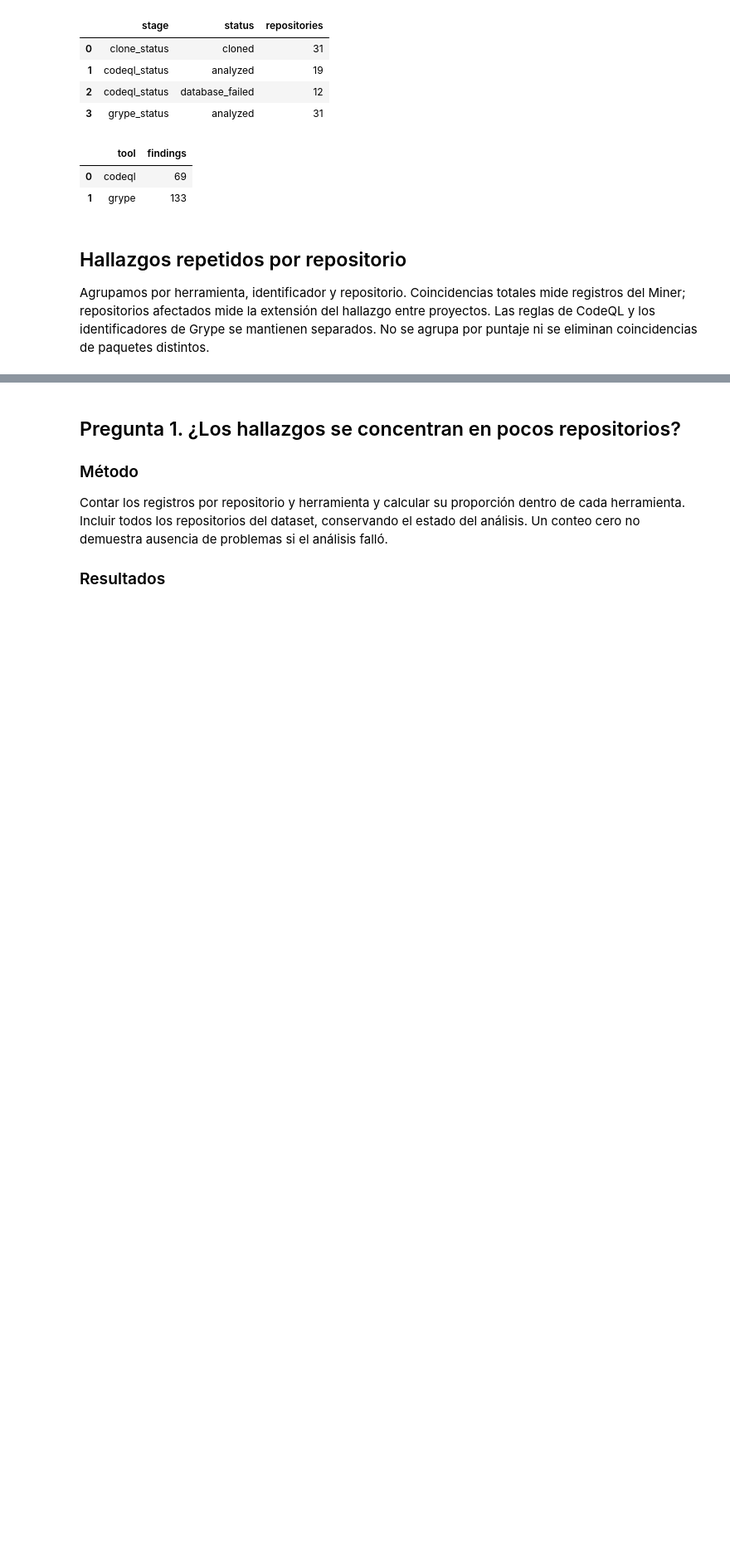
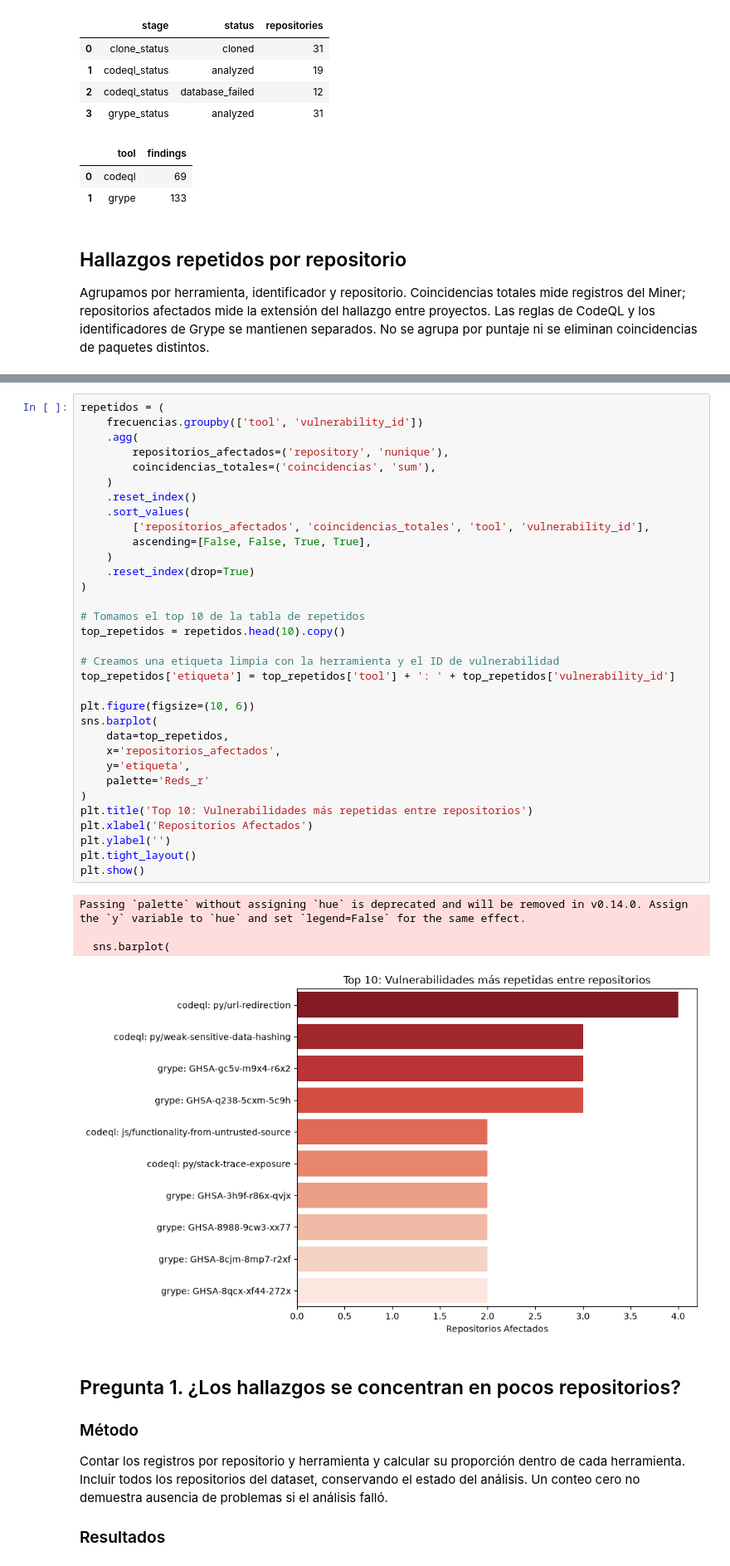
Before and after one commit to JaredDet/Vulnerabilidades, a Jupyter notebook: analyzer/notebooks/analyzer.ipynb, the cells around one changed output, grey strips where cells are left out. Shown at 83% size. Drawn from its saved outputs; the diff is of its cells as text; blank space fills up the shorter version.

```diff
--- a/analyzer/notebooks/analyzer.ipynb
+++ b/analyzer/notebooks/analyzer.ipynb
@@ -297,3 +267,41 @@ display(matriz_hallazgos)
+# %%
+repetidos = (
+    frecuencias.groupby(['tool', 'vulnerability_id'])
+    .agg(
+        repositorios_afectados=('repository', 'nunique'),
+        coincidencias_totales=('coincidencias', 'sum'),
+    )
+    .reset_index()
+    .sort_values(
+        ['repositorios_afectados', 'coincidencias_totales', 'tool', 'vulnerability_id'],
+        ascending=[False, False, True, True],
+    )
+    .reset_index(drop=True)
+)
+
+# Tomamos el top 10 de la tabla de repetidos
+top_repetidos = repetidos.head(10).copy()
+
+# Creamos una etiqueta limpia con la herramienta y el ID de vulnerabilidad
+top_repetidos['etiqueta'] = top_repetidos['tool'] + ': ' + top_repetidos['vulnerability_id']
+
+plt.figure(figsize=(10, 6))
+sns.barplot(
+    data=top_repetidos,
+    x='repositorios_afectados',
+    y='etiqueta',
+    palette='Reds_r'
+)
+plt.title('Top 10: Vulnerabilidades más repetidas entre repositorios')
+plt.xlabel('Repositorios Afectados')
+plt.ylabel('')
+plt.tight_layout()
+plt.show()
+# %% [output]
+Passing `palette` without assigning `hue` is deprecated and will be removed in v0.14.0. Assign the `y` variable to `hue` and set `legend=False` for the same effect.
+
+  sns.barplot(
+[figure, added]
 # %% [markdown]
 ## Pregunta 1. ¿Los hallazgos se concentran en pocos repositorios?
 
```
Also changed, not shown: parts of 57 cells of this notebook, 1 other file.
